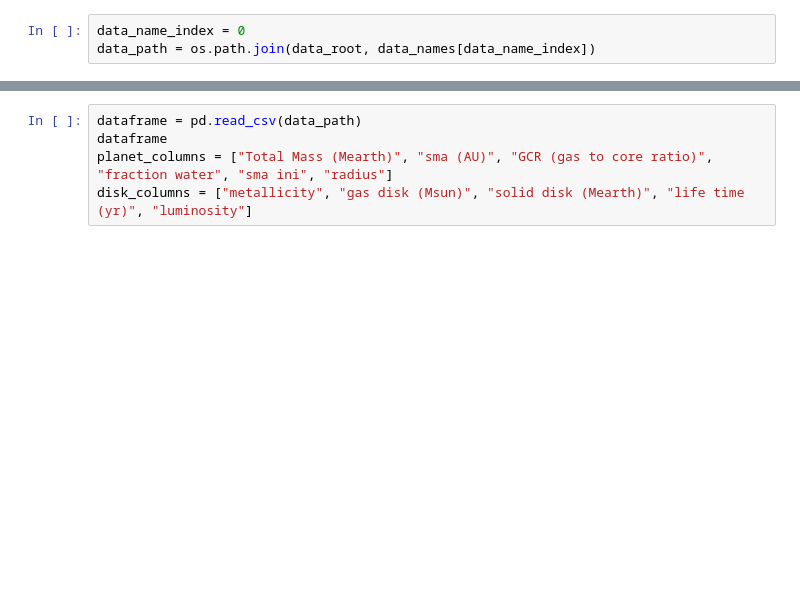
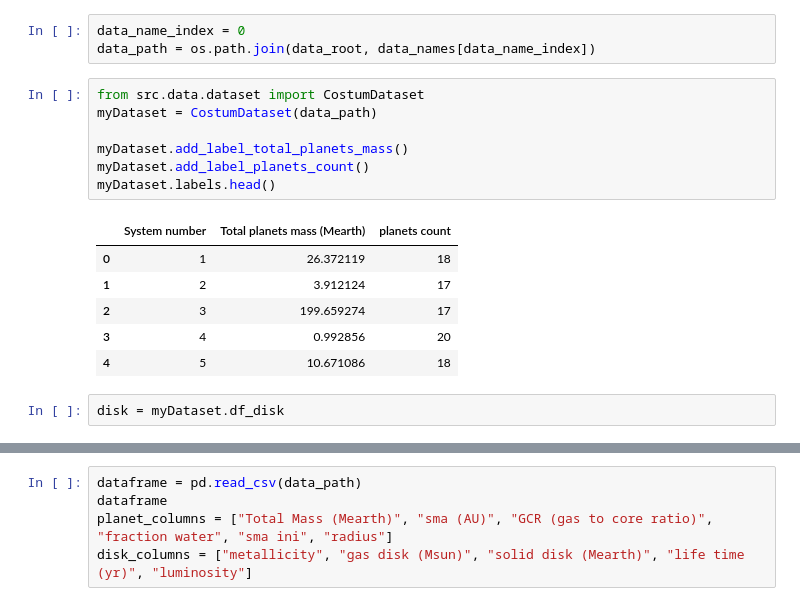
Before and after one commit to yannholzer/pai_costum_project, a Jupyter notebook: draft.ipynb, the cells around one changed output, grey strips where cells are left out. Cells and saved outputs as stored; diff of their text form; blank space fills up the shorter version.

```diff
--- a/draft.ipynb
+++ b/draft.ipynb
@@ -32,3 +32,19 @@ We also sort the dataset by the disk and the planets properties
 # %%
 data_name_index = 0
 data_path = os.path.join(data_root, data_names[data_name_index])
+# %%
+from src.data.dataset import CostumDataset
+myDataset = CostumDataset(data_path)
+
+myDataset.add_label_total_planets_mass()
+myDataset.add_label_planets_count()
+myDataset.labels.head()
+# %% [output]
+|  | System number | Total planets mass (Mearth) | planets count |
+| 0 | 1 | 26.372119 | 18 |
+| 1 | 2 | 3.912124 | 17 |
+| 2 | 3 | 199.659274 | 17 |
+| 3 | 4 | 0.992856 | 20 |
+| 4 | 5 | 10.671086 | 18 |
+# %%
+disk = myDataset.df_disk
```
Also changed, not shown: parts of 18 cells of this notebook, 5 other files.
